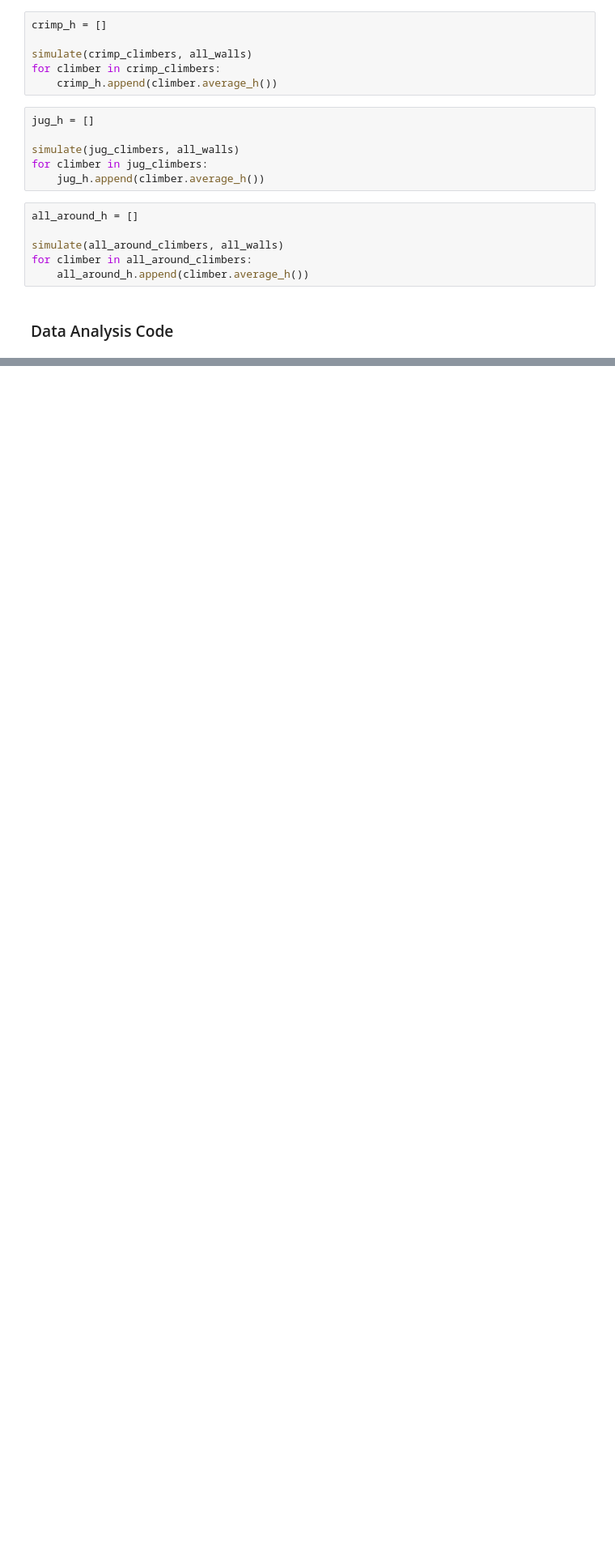
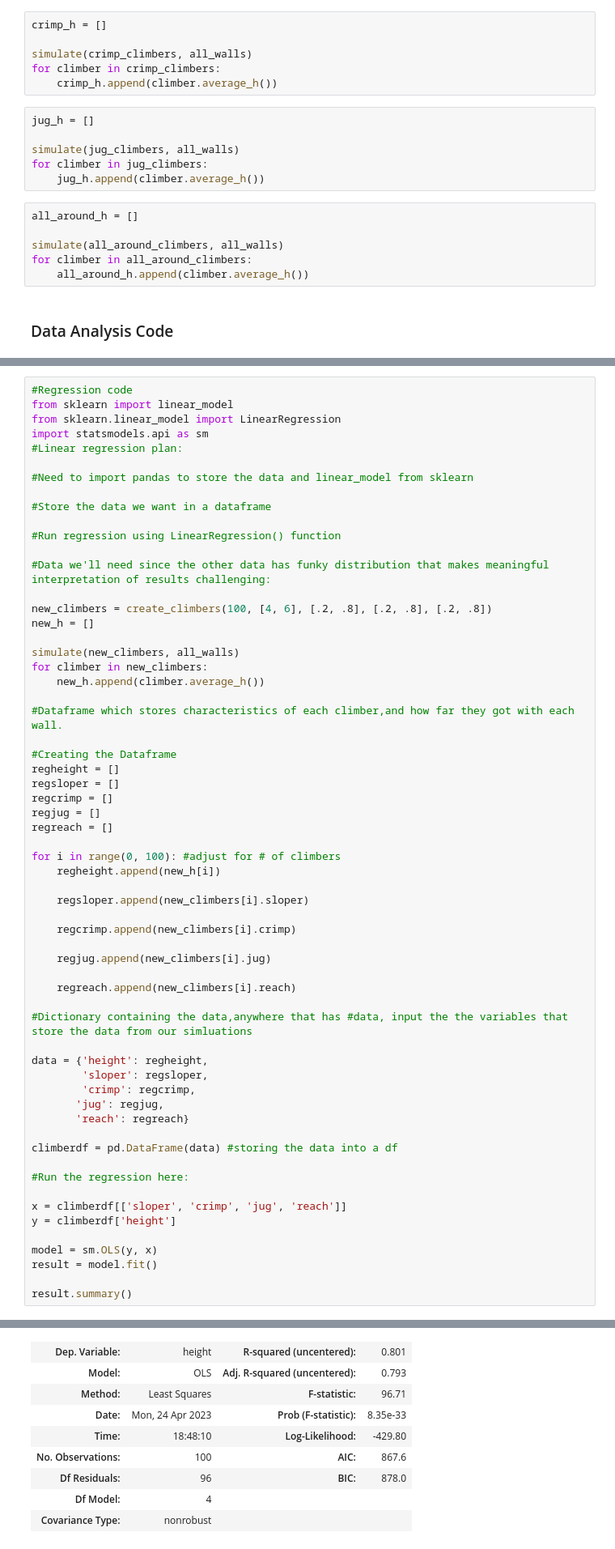
Before and after one commit to cordersa/CMSE-202-Project, a Jupyter notebook: Rock_Climbing_Project_4_23.ipynb, the cells around one changed output, grey strips where cells are left out. Shown at 81% size. Cells and saved outputs as stored; diff of their text form; blank space fills up the shorter version.

Commit message:
Finished regression and commenting code

```diff
--- a/Rock_Climbing_Project_4_23.ipynb
+++ b/Rock_Climbing_Project_4_23.ipynb
@@ -443,0 +443,62 @@ plt.tight_layout()
+# %%
+#Regression code
+from sklearn import linear_model
+from sklearn.linear_model import LinearRegression
+import statsmodels.api as sm
+#Linear regression plan:
+
+#Need to import pandas to store the data and linear_model from sklearn
+
+#Store the data we want in a dataframe
+
+#Run regression using LinearRegression() function
+
+#Data we'll need since the other data has funky distribution that makes meaningful interpretation of results challenging:
+
+new_climbers = create_climbers(100, [4, 6], [.2, .8], [.2, .8], [.2, .8])
+new_h = []
+
+simulate(new_climbers, all_walls)
+for climber in new_climbers:
+    new_h.append(climber.average_h())
+
+#Dataframe which stores characteristics of each climber,and how far they got with each wall.
+
+#Creating the Dataframe
+regheight = []
+regsloper = []
+regcrimp = []
+regjug = []
+regreach = []
+
+for i in range(0, 100): #adjust for # of climbers
+    regheight.append(new_h[i])
+
+    regsloper.append(new_climbers[i].sloper)
+
+    regcrimp.append(new_climbers[i].crimp)
+
+    regjug.append(new_climbers[i].jug)
+
+    regreach.append(new_climbers[i].reach)
+
+#Dictionary containing the data,anywhere that has #data, input the the variables that store the data from our simluations
+
+data = {'height': regheight,
+        'sloper': regsloper,
+        'crimp': regcrimp,
+       'jug': regjug,
+       'reach': regreach}
+
+climberdf = pd.DataFrame(data) #storing the data into a df
+
+#Run the regression here:
+
+x = climberdf[['sloper', 'crimp', 'jug', 'reach']]
+y = climberdf['height']
+
+model = sm.OLS(y, x)
+result = model.fit()
+
+result.summary()
+# %% [output]
@@ -443,0 +506,9 @@ plt.tight_layout()
+| Dep. Variable: | height | R-squared (uncentered): | 0.801 |
+| Model: | OLS | Adj. R-squared (uncentered): | 0.793 |
+| Method: | Least Squares | F-statistic: | 96.71 |
+| Date: | Mon, 24 Apr 2023 | Prob (F-statistic): | 8.35e-33 |
+| Time: | 18:48:10 | Log-Likelihood: | -429.80 |
+| No. Observations: | 100 | AIC: | 867.6 |
+| Df Residuals: | 96 | BIC: | 878.0 |
+| Df Model: | 4 |  |  |
+| Covariance Type: | nonrobust |  |  |
```
Also changed, not shown: parts of 4 cells of this notebook.
